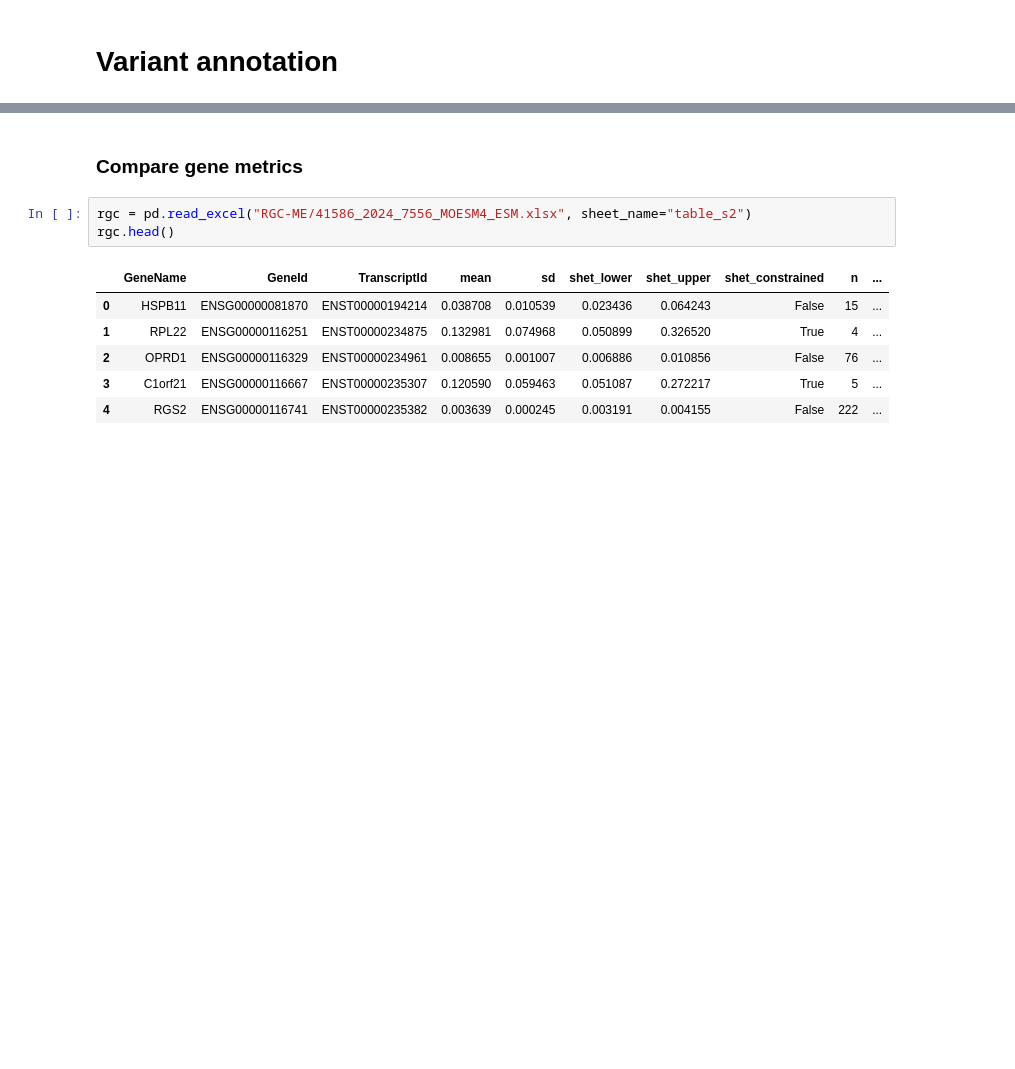
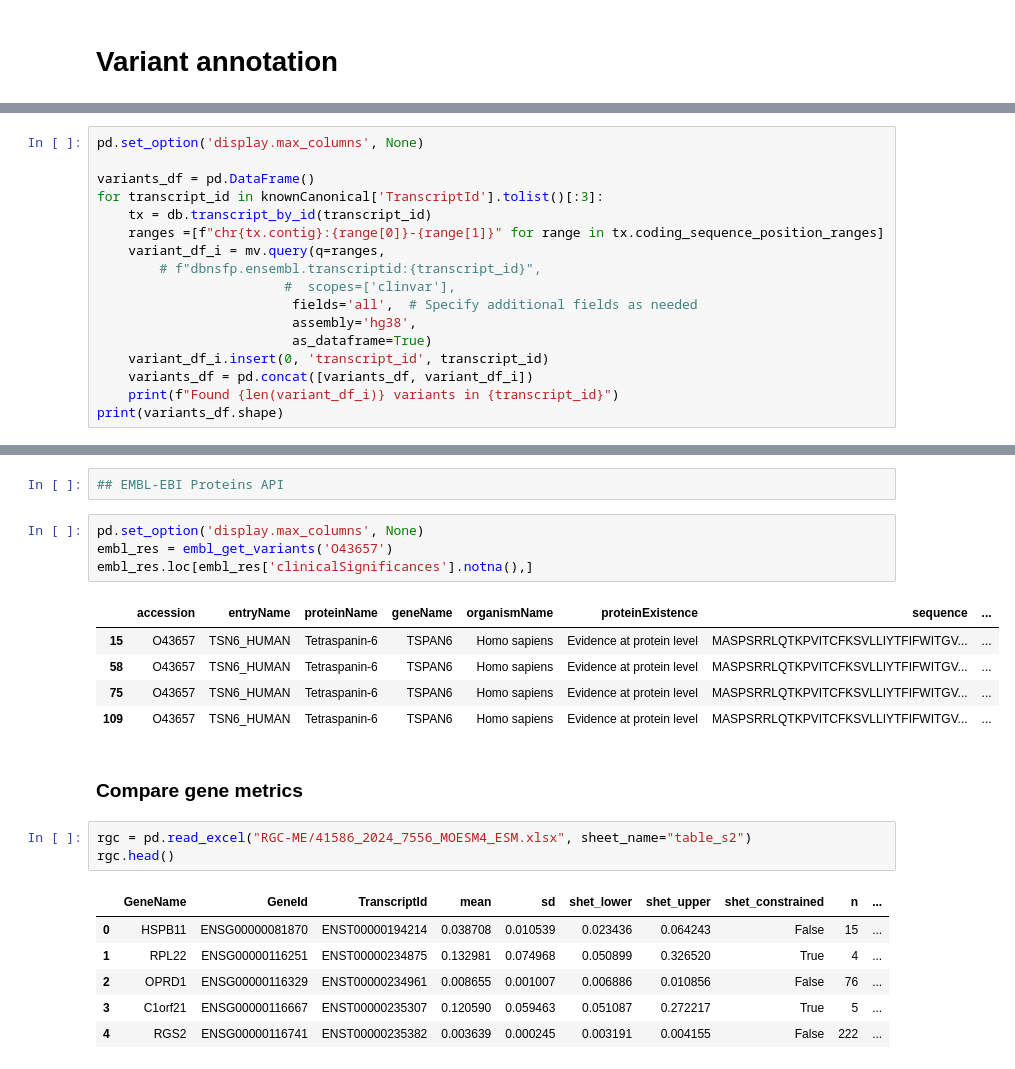
Before and after one commit to bschilder/VEP_protein, a Jupyter notebook: code/variant_annotation.ipynb, the cells around one changed output, grey strips where cells are left out. Drawn from its saved outputs; the diff is of its cells as text; blank space fills up the shorter version.

```diff
--- a/code/variant_annotation.ipynb
+++ b/code/variant_annotation.ipynb
@@ -18,0 +28,17 @@ Found 10 variants in ENST00000371588
+# %%
+pd.set_option('display.max_columns', None)
+
+variants_df = pd.DataFrame()
+for transcript_id in knownCanonical['TranscriptId'].tolist()[:3]:
+    tx = db.transcript_by_id(transcript_id)
+    ranges =[f"chr{tx.contig}:{range[0]}-{range[1]}" for range in tx.coding_sequence_position_ranges]
+    variant_df_i = mv.query(q=ranges,
+        # f"dbnsfp.ensembl.transcriptid:{transcript_id}",
+                        #  scopes=['clinvar'],
+                         fields='all',  # Specify additional fields as needed
+                         assembly='hg38',
+                         as_dataframe=True)
+    variant_df_i.insert(0, 'transcript_id', transcript_id)
+    variants_df = pd.concat([variants_df, variant_df_i])
+    print(f"Found {len(variant_df_i)} variants in {transcript_id}")
+print(variants_df.shape)
@@ -19,3 +62,15 @@ Found 10 variants in ENST00000371588
+# %%
+## EMBL-EBI Proteins API
+# %%
+pd.set_option('display.max_columns', None)
+embl_res = embl_get_variants('O43657')
+embl_res.loc[embl_res['clinicalSignificances'].notna(),]
+# %% [output]
+|  | accession | entryName | proteinName | geneName | organismName | proteinExistence | sequence | ... |
+| 15 | O43657 | TSN6_HUMAN | Tetraspanin-6 | TSPAN6 | Homo sapiens | Evidence at protein level | MASPSRRLQTKPVITCFKSVLLIYTFIFWITGV... | ... |
+| 58 | O43657 | TSN6_HUMAN | Tetraspanin-6 | TSPAN6 | Homo sapiens | Evidence at protein level | MASPSRRLQTKPVITCFKSVLLIYTFIFWITGV... | ... |
+| 75 | O43657 | TSN6_HUMAN | Tetraspanin-6 | TSPAN6 | Homo sapiens | Evidence at protein level | MASPSRRLQTKPVITCFKSVLLIYTFIFWITGV... | ... |
+| 109 | O43657 | TSN6_HUMAN | Tetraspanin-6 | TSPAN6 | Homo sapiens | Evidence at protein level | MASPSRRLQTKPVITCFKSVLLIYTFIFWITGV... | ... |
 # %% [markdown]
 ### Compare gene metrics
 # %%
```
Also changed, not shown: parts of 9 cells of this notebook, 5 other files.
